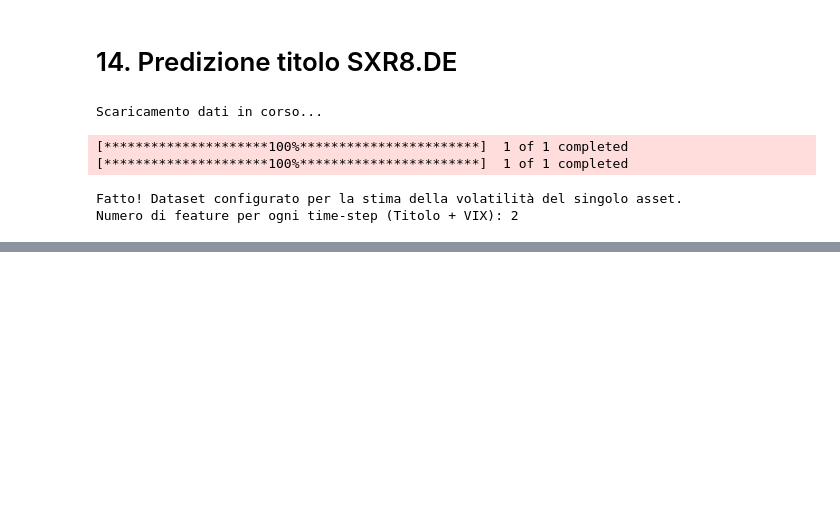
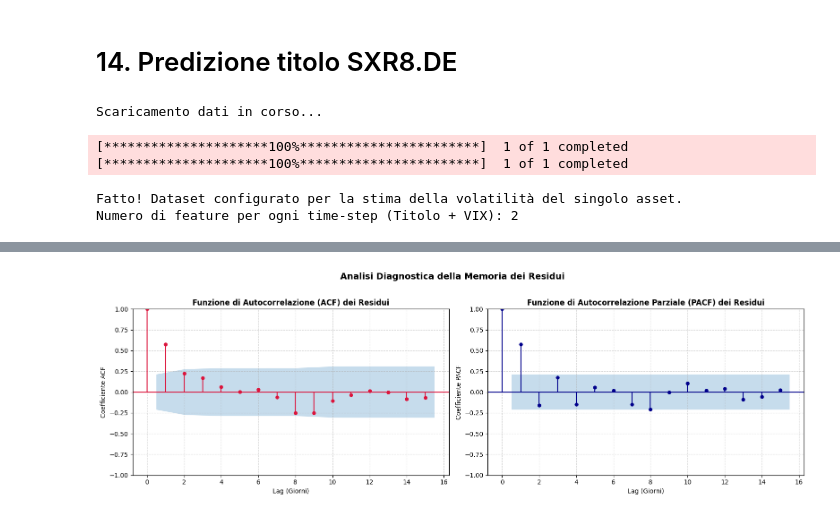
Before and after one commit to PepeFederico/Progetto_Mercati_Finanziari, a Jupyter notebook: rendimenti.ipynb, the cells around one changed output, grey strips where cells are left out. Saved outputs shown, nothing was run; the diff lists cells and outputs as text; code cells hidden in the pictures; blank space fills up the shorter version.

```diff
--- a/rendimenti.ipynb
+++ b/rendimenti.ipynb
@@ -1397,0 +1413,32 @@ Coefficiente di Determinazione (R2): 0.0725 (7.25%)
+# %%
+import numpy as np
+import pandas as pd
+import matplotlib.pyplot as plt
+import statsmodels.api as sm
+from statsmodels.graphics.tsaplots import plot_acf, plot_pacf
+
+# 1. Calcolo dei residui (allineato al tuo blocco)
+residui = y_test_reale - y_pred_reale
+
+# 2. Configurazione della figura affiancata (1 riga, 2 colonne)
+fig, (ax1, ax2) = plt.subplots(1, 2, figsize=(16, 5))
+
+# Grafico ACF
+plot_acf(residui, lags=15, ax=ax1, alpha=0.05, color='crimson', vlines_kwargs={"colors": "crimson"})
+ax1.set_title('Funzione di Autocorrelazione (ACF) dei Residui', fontsize=12, fontweight='bold')
+ax1.set_xlabel('Lag (Giorni)')
+ax1.set_ylabel('Coefficiente ACF')
+ax1.grid(True, linestyle='--', alpha=0.5)
+
+# Grafico PACF
+plot_pacf(residui, lags=15, ax=ax2, alpha=0.05, color='darkblue', vlines_kwargs={"colors": "darkblue"}, method='ywm')
+ax2.set_title('Funzione di Autocorrelazione Parziale (PACF) dei Residui', fontsize=12, fontweight='bold')
+ax2.set_xlabel('Lag (Giorni)')
+ax2.set_ylabel('Coefficiente PACF')
+ax2.grid(True, linestyle='--', alpha=0.5)
+
+plt.suptitle('Analisi Diagnostica della Memoria dei Residui', fontsize=14, fontweight='bold', y=1.02)
+plt.tight_layout()
+plt.show()
+# %% [output]
+[figure, added]
```
Also changed, not shown: parts of 14 cells of this notebook.
